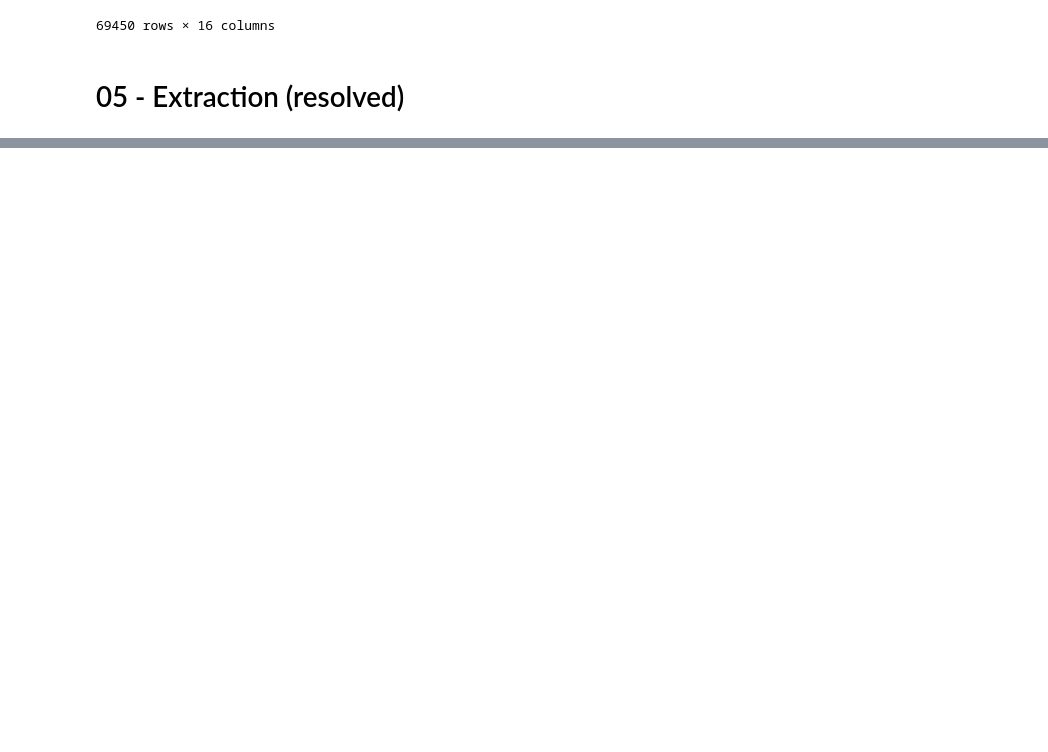
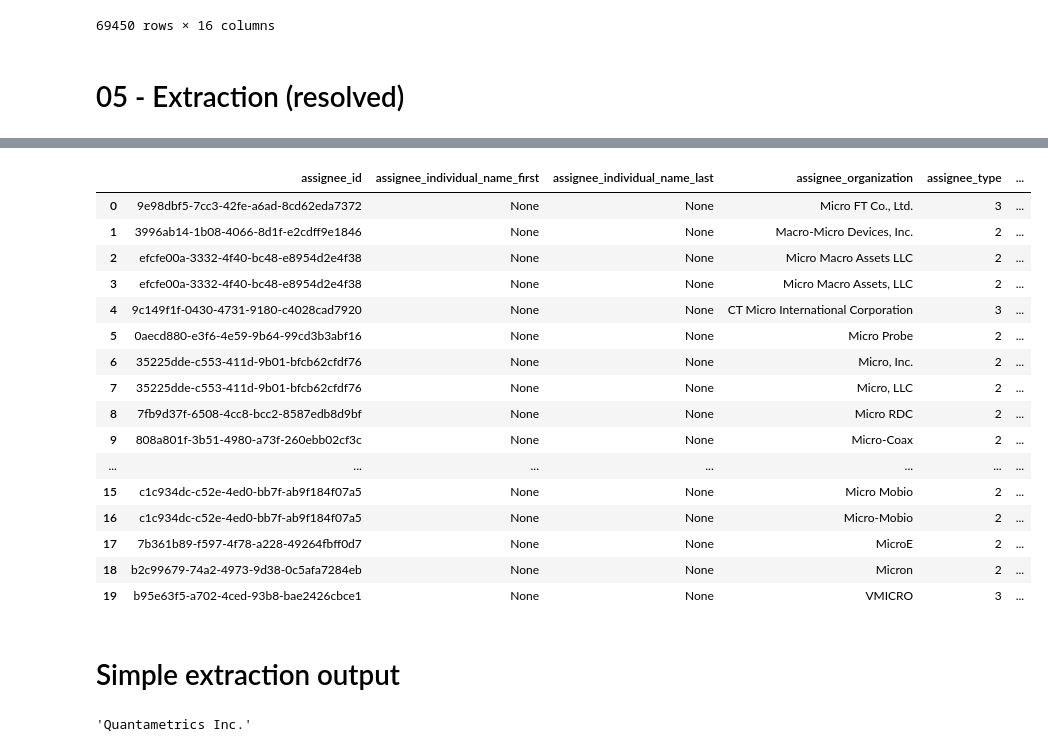
Before and after one commit to PatentsView/PatentsView-assignee-hand-disambiguation, a Jupyter notebook: walkthrough.ipynb, the cells around one changed output, grey strips where cells are left out. Saved outputs shown, nothing was run; the diff lists cells and outputs as text; code cells hidden in the pictures; blank space fills up the shorter version.

Commit message:
Resolving extraction bug

```diff
--- a/walkthrough.ipynb
+++ b/walkthrough.ipynb
@@ -608,0 +618,6 @@ df[['patent_id', 'assignee_sequence', 'patent_title', 'patent_abstract', 'patent
+# %%
+from elasticsearch import Elasticsearch
+from elasticsearch_dsl import Search
+from dotenv import dotenv_values
+import pandas as pd
+config = dotenv_values(".env")
@@ -608,0 +656,47 @@ df[['patent_id', 'assignee_sequence', 'patent_title', 'patent_abstract', 'patent
+# %%
+port = "443"
+index = "assignee_references"
+user_query = "Micro FT"
+fields = ['assignee_organization']
+agg_fields = []
+source = []
+agg_source = []
+size = 20
+timeout = 10
+fuzziness = 2
+# %%
+client = Elasticsearch(hosts=f"{config['es_host']}:{port}", api_key=config['es_api_key'], request_timeout=timeout)
+s = Search(using=client, index=index)
+search_dict = {
+    "aggregations": agg_fields,
+    "size": size,
+    "query": process_query(user_query, fields, fuzziness),
+}
+s.update_from_dict(search_dict)
+response = s.execute()
+results = [hit.to_dict() for hit in response]
+# %%
+def parse_results(results):
+    df = pd.DataFrame(results)
+    return df
+parse_results(results)
+# %% [output]
+|  | assignee_id | assignee_individual_name_first | assignee_individual_name_last | assignee_organization | assignee_type | ... |
+| 0 | 9e98dbf5-7cc3-42fe-a6ad-8cd62eda7372 | None | None | Micro FT Co., Ltd. | 3 | ... |
+| 1 | 3996ab14-1b08-4066-8d1f-e2cdff9e1846 | None | None | Macro-Micro Devices, Inc. | 2 | ... |
+| 2 | efcfe00a-3332-4f40-bc48-e8954d2e4f38 | None | None | Micro Macro Assets LLC | 2 | ... |
+| 3 | efcfe00a-3332-4f40-bc48-e8954d2e4f38 | None | None | Micro Macro Assets, LLC | 2 | ... |
+| 4 | 9c149f1f-0430-4731-9180-c4028cad7920 | None | None | CT Micro International Corporation | 3 | ... |
+| 5 | 0aecd880-e3f6-4e59-9b64-99cd3b3abf16 | None | None | Micro Probe | 2 | ... |
+| 6 | 35225dde-c553-411d-9b01-bfcb62cfdf76 | None | None | Micro, Inc. | 2 | ... |
+| 7 | 35225dde-c553-411d-9b01-bfcb62cfdf76 | None | None | Micro, LLC | 2 | ... |
+| 8 | 7fb9d37f-6508-4cc8-bcc2-8587edb8d9bf | None | None | Micro RDC | 2 | ... |
+| 9 | 808a801f-3b51-4980-a73f-260ebb02cf3c | None | None | Micro-Coax | 2 | ... |
+| ... | ... | ... | ... | ... | ... | ... |
+| 15 | c1c934dc-c52e-4ed0-bb7f-ab9f184f07a5 | None | None | Micro Mobio | 2 | ... |
+| 16 | c1c934dc-c52e-4ed0-bb7f-ab9f184f07a5 | None | None | Micro-Mobio | 2 | ... |
+| 17 | 7b361b89-f597-4f78-a228-49264fbff0d7 | None | None | MicroE | 2 | ... |
+| 18 | b2c99679-74a2-4973-9d38-0c5afa7284eb | None | None | Micron | 2 | ... |
+| 19 | b95e63f5-a702-4ced-93b8-bae2426cbce1 | None | None | VMICRO | 3 | ... |
+# %% [markdown]
+# Simple extraction output
@@ -608,0 +742,4 @@ df[['patent_id', 'assignee_sequence', 'patent_title', 'patent_abstract', 'patent
+# %%
+result['value'][9]
+# %% [output]
+'Quantametrics Inc.'
```
Also changed, not shown: parts of 11 cells of this notebook, 7 other files.
